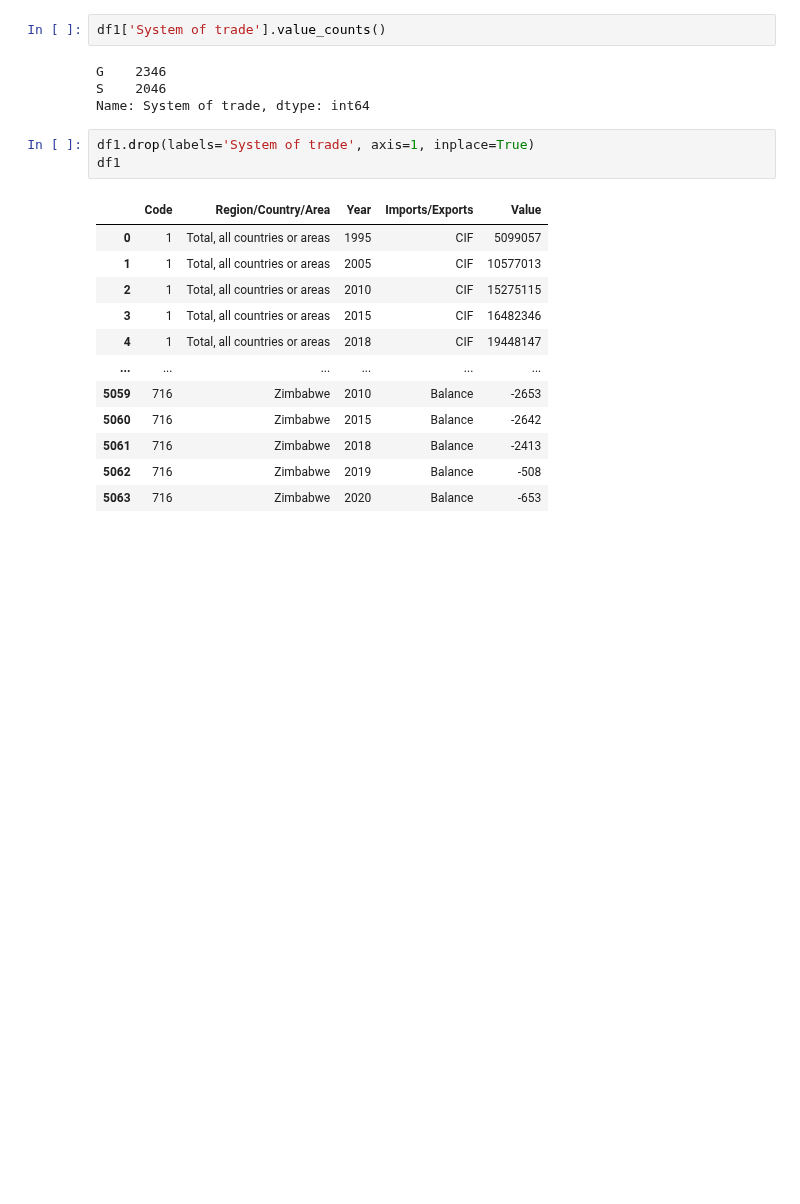
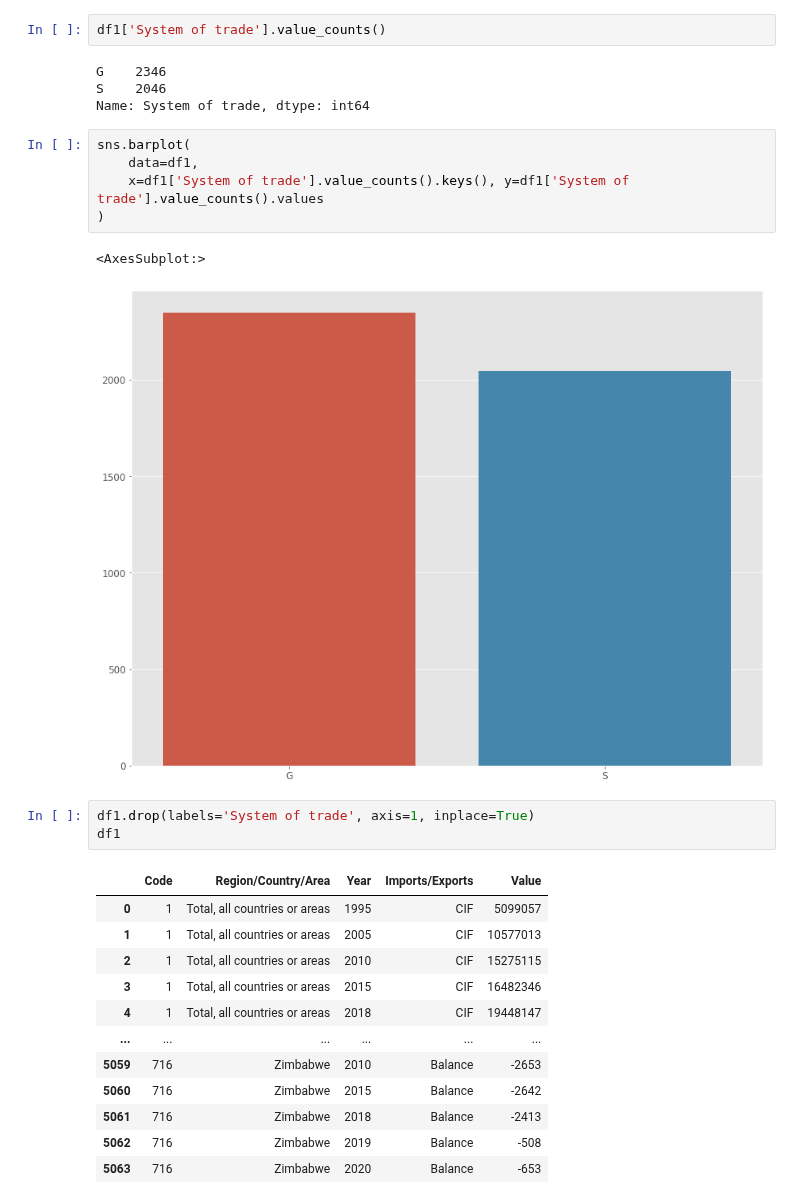
Before and after one commit to eldrigeampong/Data-Science, a Jupyter notebook: UN/International merchandise trade/project1.ipynb, the cells around one changed output. Saved outputs shown, nothing was run; the diff lists cells and outputs as text; blank space fills up the shorter version.

```diff
--- a/UN/International merchandise trade/project1.ipynb
+++ b/UN/International merchandise trade/project1.ipynb
@@ -230,6 +230,14 @@ df1['System of trade'].value_counts()
 G    2346
 S    2046
 Name: System of trade, dtype: int64
+# %%
+sns.barplot(
+    data=df1,
+    x=df1['System of trade'].value_counts().keys(), y=df1['System of trade'].value_counts().values
+)
+# %% [output]
+<AxesSubplot:>
+[figure, added]
 # %%
 df1.drop(labels='System of trade', axis=1, inplace=True)
 df1
```
Also changed, not shown: parts of 12 cells of this notebook, 1 other file.
